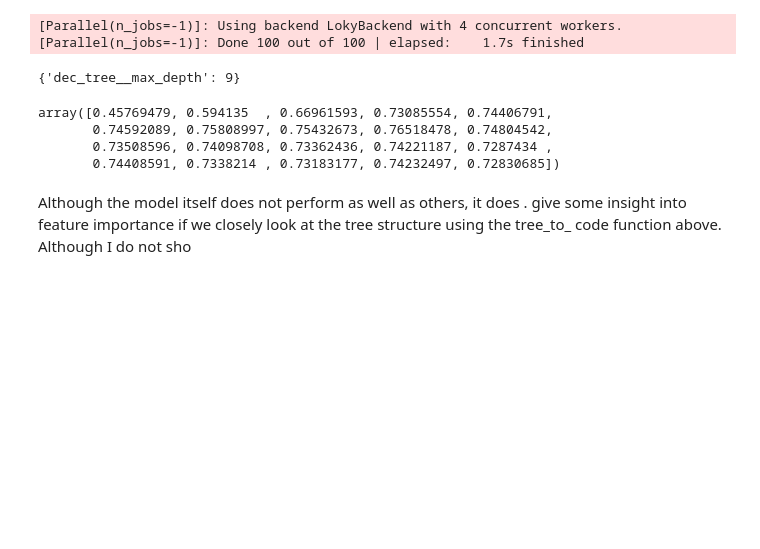
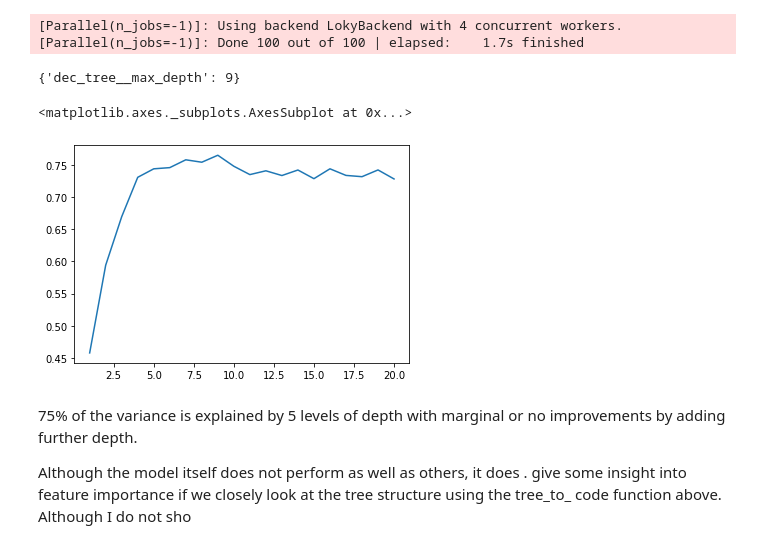
Before and after one commit to dhruvnigam93/hosr_rpice_prediction, a Jupyter notebook: house_price_prediction.ipynb, the cells around one changed output. Drawn from its saved outputs; the diff is of its cells as text; code cells hidden in the pictures; blank space fills up the shorter version.

```diff
--- a/house_price_prediction.ipynb
+++ b/house_price_prediction.ipynb
@@ -473,11 +473,13 @@ Fitting 5 folds for each of 20 candidates, totalling 100 fits
 {'dec_tree__max_depth': 9}
 # %%
 grid_search.cv_results_['mean_test_score']
-grid_search.cv_results_['mean_test_score']
+grid_search.param_grid['dec_tree__max_depth']
+
+sns.lineplot( grid_search.param_grid['dec_tree__max_depth'], grid_search.cv_results_['mean_test_score'])
 # %% [output]
-array([0.45769479, 0.594135  , 0.66961593, 0.73085554, 0.74406791,
-       0.74592089, 0.75808997, 0.75432673, 0.76518478, 0.74804542,
-       0.73508596, 0.74098708, 0.73362436, 0.74221187, 0.7287434 ,
-       0.74408591, 0.7338214 , 0.73183177, 0.74232497, 0.72830685])
+<matplotlib.axes._subplots.AxesSubplot at 0x...>
+[figure, added]
 # %% [markdown]
+75% of the variance is explained by 5 levels of depth with marginal or no improvements by adding further depth.
+
 Although the model itself does not perform as well as others, it does . give some insight into feature importance if we closely look at the tree structure using the tree_to_ code function above. Although I do not sho
```
Also changed, not shown: parts of 1 cell of this notebook.
